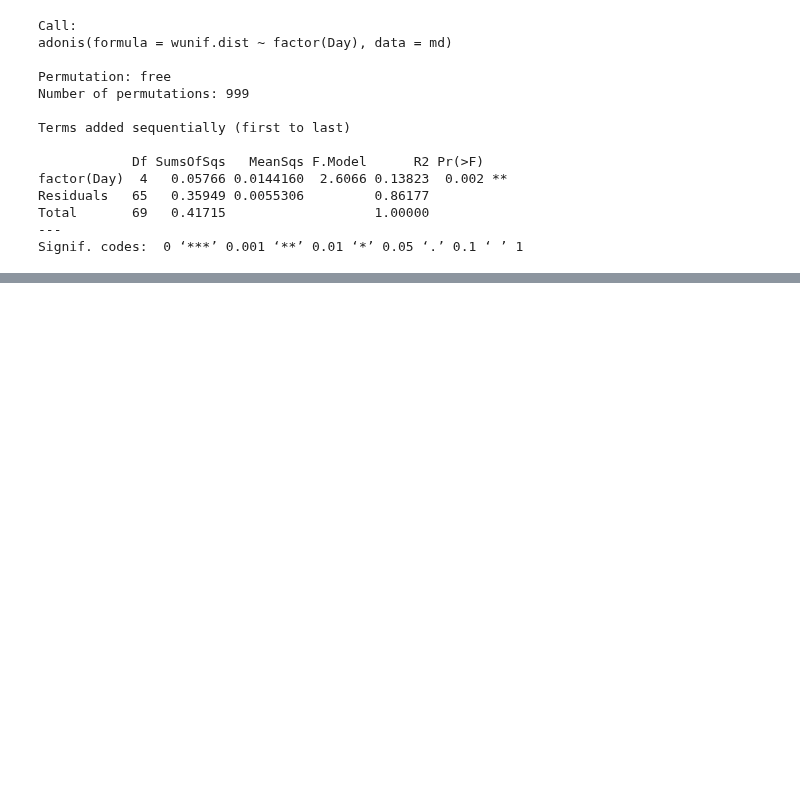
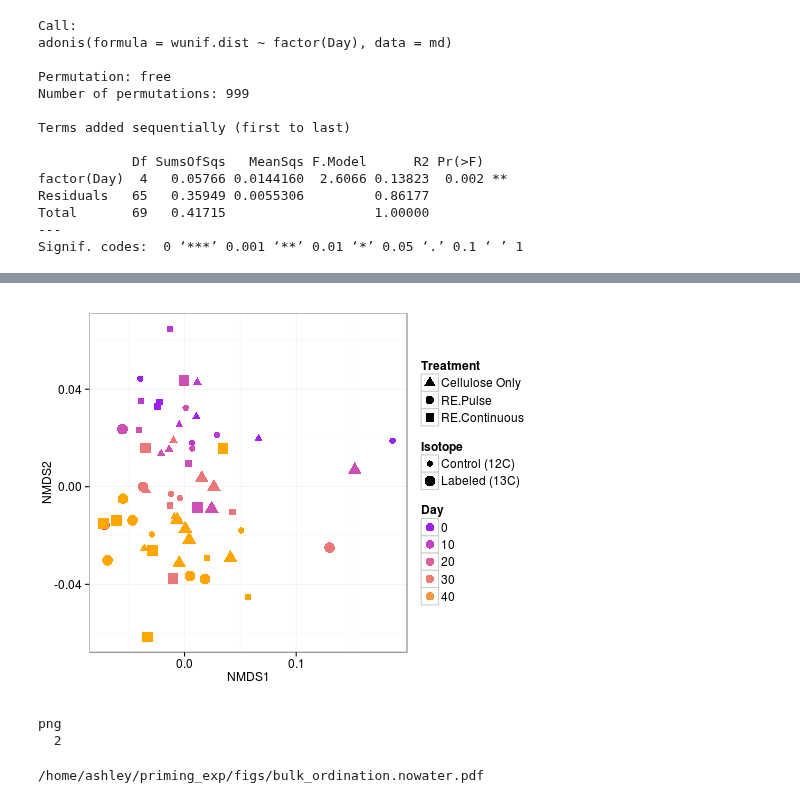
Before and after one commit to acampbellina/priming, a Jupyter notebook: ordination_bulk.ipynb, the cells around one changed output, grey strips where cells are left out. Cells and saved outputs as stored; diff of their text form; code cells hidden in the pictures; blank space fills up the shorter version.

```diff
--- a/ordination_bulk.ipynb
+++ b/ordination_bulk.ipynb
@@ -233,0 +260,14 @@ Signif. codes:  0 ‘***’ 0.001 ‘**’ 0.01 ‘*’ 0.05 ‘.’ 0.1 ‘ ’
+# %%
+%%R
+registerDoParallel(cores=20)
+wunif.dist2 = distance(physeq.PE2.thresh,
+                      method = "unifrac",
+                      weighted = TRUE,
+                      fast = TRUE,
+                      parallel = TRUE,
+                      normalized = FALSE)
+# %%
+%%R
+nmds2 = ordinate(physeq.PE2.thresh,
+                method = "NMDS",
+                distance = wunif.dist2)
@@ -233,0 +280,4 @@ Signif. codes:  0 ‘***’ 0.001 ‘**’ 0.01 ‘*’ 0.05 ‘.’ 0.1 ‘ ’
+# %%
+%%R
+df.nowater = plot_ordination(physeq.PE2.thresh, nmds2, justDF = TRUE)
+head(df.nowater)
@@ -233,0 +302,57 @@ Signif. codes:  0 ‘***’ 0.001 ‘**’ 0.01 ‘*’ 0.05 ‘.’ 0.1 ‘ ’
+# %%
+%%R -w 500 -h 400
+
+#colours = c("#ff7f00", "#377eb8", "#4daf4a", "#00f5ff", "#ff4040", "#68228b")
+colours = c("#660066", "#CCCC00", "#666666", "#009999", "#CC0033", "#99CC00", "black")
+
+
+df.nowater$amendment.1 = as.character(df.nowater$amendment.1)
+#df$Day = as.character(df$Day)
+
+p2 = ggplot(df.nowater, aes(x = NMDS1, y = NMDS2))
+p2 = p2 + geom_point(aes(shape = amendment.1, size = Treatment, color = Day))
+
+p2 = p2 + scale_size_manual(values = c(3, 5),
+                           name = "Isotope",
+                           breaks=c("control", "label"),
+                           labels = c("Control (12C)", "Labeled (13C)"))
+
+p2 = p2 + scale_shape_manual(values = c(15, 16, 17, 18, 19),
+                             name = "Treatment",
+                             breaks=c("CC", "C700", "C100"),
+                             labels=c("Cellulose Only", "RE.Pulse", "RE.Continuous"))
+
+
+#p1 = p1 + scale_color_gradient(low="#CF142B", high="#0065BD")
+p2 = p2 + scale_color_gradient(low="purple", high="orange")
+
+p2 = p2 + guides(alpha = FALSE)
+
+p2 = p2 + theme_bw()
+
+p2 = p2 + guides(color = guide_legend(override.aes = list(size = 4)))
+p2 = p2 + guides(shape = guide_legend(override.aes = list(size = 4)))
+
+p2 = p2 + theme(plot.margin = unit(c(1,0,1,0), "lines"))
+p2 = p2 + theme(plot.title = element_text(hjust = -0.1, size = 20),
+                axis.text = element_text(size = 12),
+                axis.title = element_text(size = 12),
+                legend.text = element_text(size = 12),
+                legend.title = element_text(size = 12))
+
+
+p2
+# %% [output]
+[figure, added]
+# %%
+%%R
+pdf("figs/bulk_ordination.nowater.pdf", width = 7, height = 5)
+grid.arrange(p2, ncol = 1)
+dev.off()
+# %% [output]
+png
+  2
+# %%
+FileLink("figs/bulk_ordination.nowater.pdf")
+# %% [output]
+/home/ashley/priming_exp/figs/bulk_ordination.nowater.pdf
```
Also changed, not shown: parts of 14 cells of this notebook.
